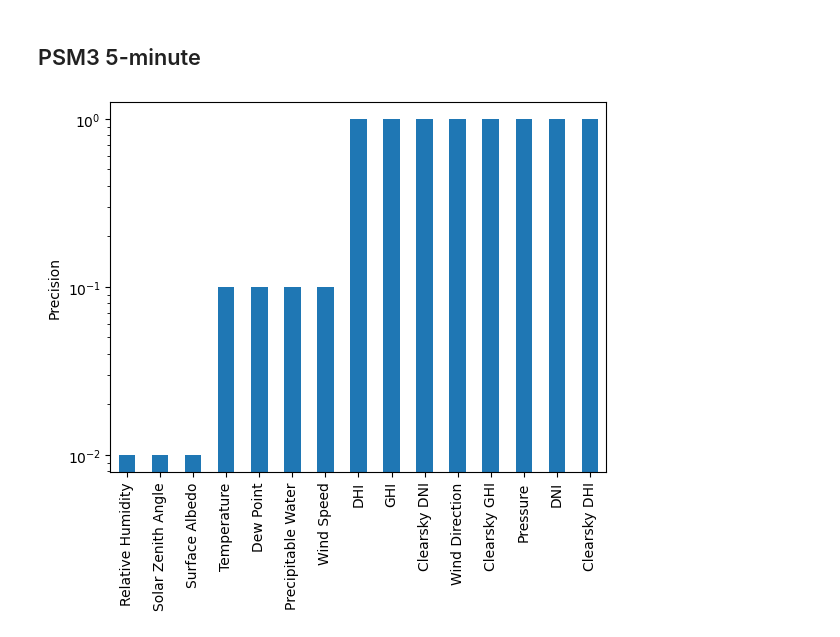
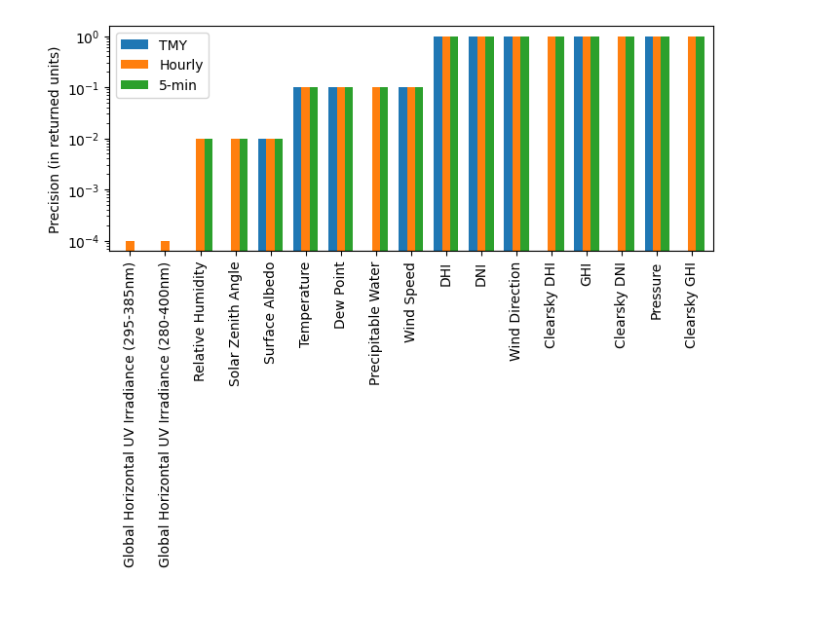
Before and after one commit to AssessingSolar/unofficial-psm3-userguide, a Jupyter notebook: source/pages/precision.ipynb, the cells around one changed output. Saved outputs shown, nothing was run; the diff lists cells and outputs as text; code cells hidden in the pictures; blank space fills up the shorter version.

```diff
--- a/source/pages/precision.ipynb
+++ b/source/pages/precision.ipynb
@@ -12,11 +45,11 @@ import matplotlib.pyplot as plt
 # %%
-def make_precision_plot(df):
+precisions = pd.DataFrame()
+
+for label, kwargs in cases.items():
+    df, meta = pvlib.iotools.get_psm3(40, -80, 'DEMO_KEY', 'assessingsolar@gmail.com',
+                                      map_variables=False, leap_day=True, **kwargs)
     df = df.drop(columns=['Year', 'Month', 'Day', 'Hour', 'Minute'])
-    precisions = {}
 
     for column in df:
         step = min(np.diff(sorted(np.unique(df[column]))))
-        precisions[column] = step
-
-    pd.Series(precisions).sort_values().plot.bar(logy=True)
-    plt.ylabel('Precision')
+        precisions.loc[column, label] = step
@@ -73,2 +55,0 @@ make_precision_plot(df)
-# %% [markdown]
-## PSM3 5-minute
@@ -96,7 +56,8 @@ df, meta = pvlib.iotools.get_psm3(40, -80, 'DEMO_KEY', 'assessingsolar@gmail.com
-# %%
-make_precision_plot(df)
-# %% [output]
-[figure, removed]
+# %%
+precisions.sort_values('Hourly').plot.bar(logy=True, figsize=(8, 3), width=0.7)
+plt.ylabel('Precision (in returned units)');
+# %% [output]
+[figure, added]
 # %%
 %load_ext watermark
 %watermark --iversions -u -d -t
```
Also changed, not shown: parts of 10 cells of this notebook.
